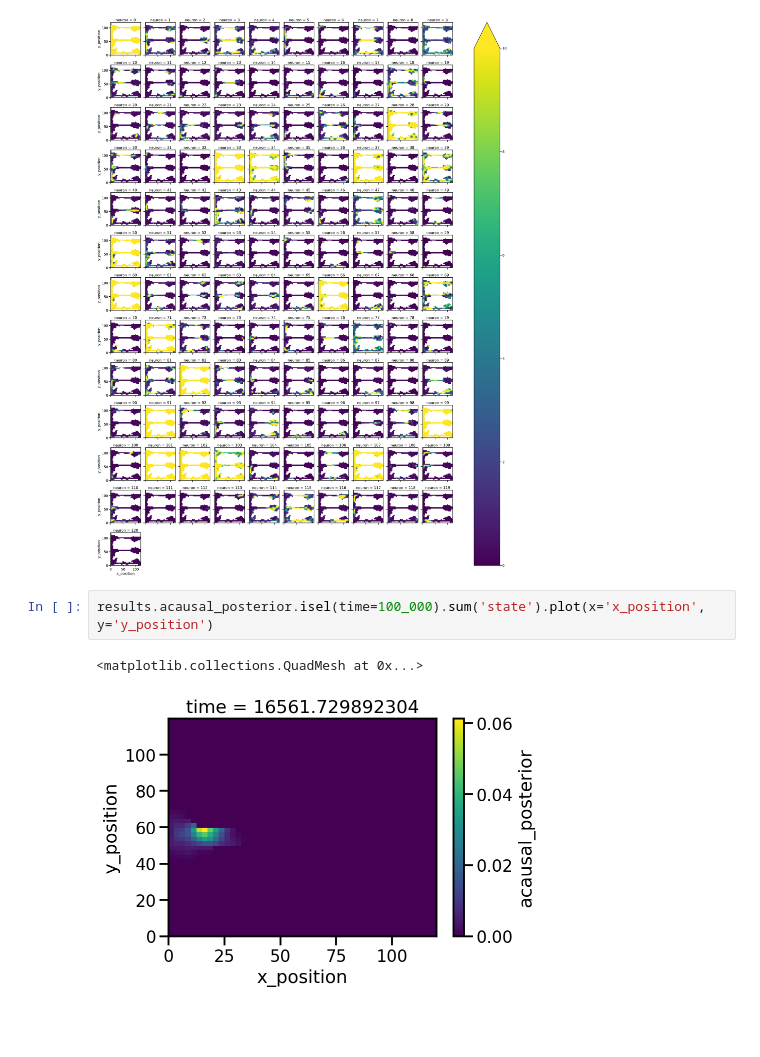
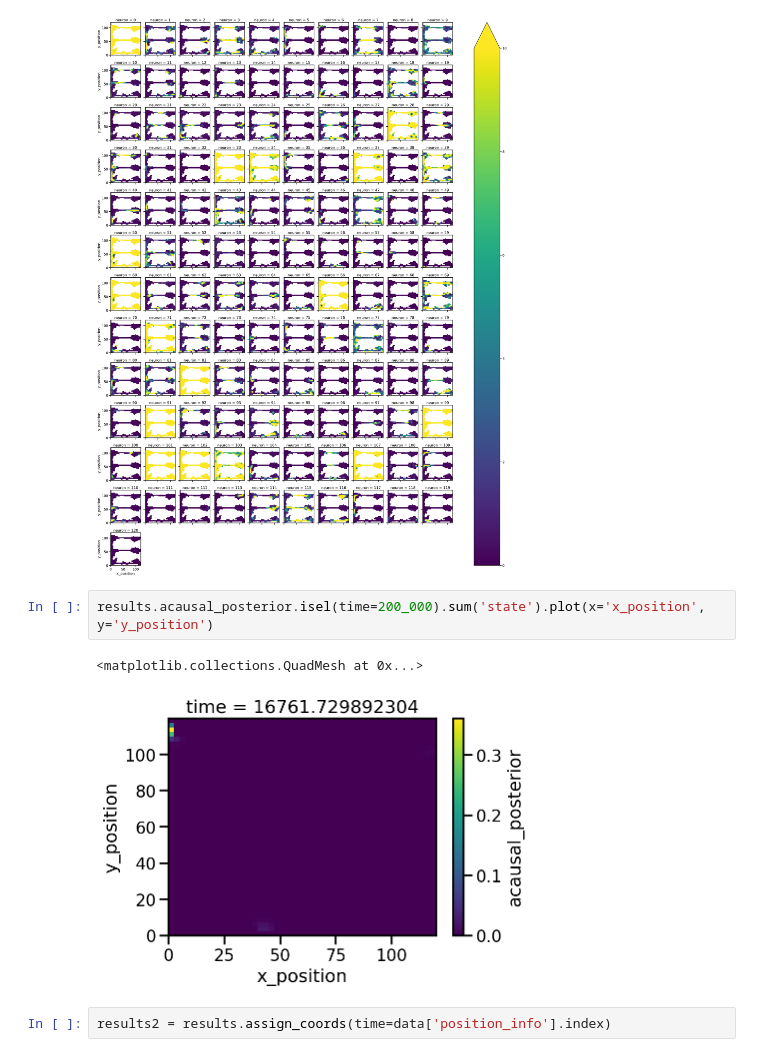
Before and after one commit to edeno/pose_analysis, a Jupyter notebook: notebooks/2021_05_21_Full_Epoch_SortedSpikes_2D.ipynb, the cells around one changed output. Drawn from its saved outputs; the diff is of its cells as text; blank space fills up the shorter version.

```diff
--- a/notebooks/2021_05_21_Full_Epoch_SortedSpikes_2D.ipynb
+++ b/notebooks/2021_05_21_Full_Epoch_SortedSpikes_2D.ipynb
@@ -147,7 +147,9 @@ g = (classifier.place_fields_.isel(encoding_group=0).unstack('position').where(c
 # %% [output]
 [figure]
 # %%
-results.acausal_posterior.isel(time=100_000).sum('state').plot(x='x_position', y='y_position')
+results.acausal_posterior.isel(time=200_000).sum('state').plot(x='x_position', y='y_position')
 # %% [output]
 <matplotlib.collections.QuadMesh at 0x...>
-[figure, old version]
+[figure, new version]
+# %%
+results2 = results.assign_coords(time=data['position_info'].index)
```
Also changed, not shown: parts of 1 cell of this notebook, 35 other files.
